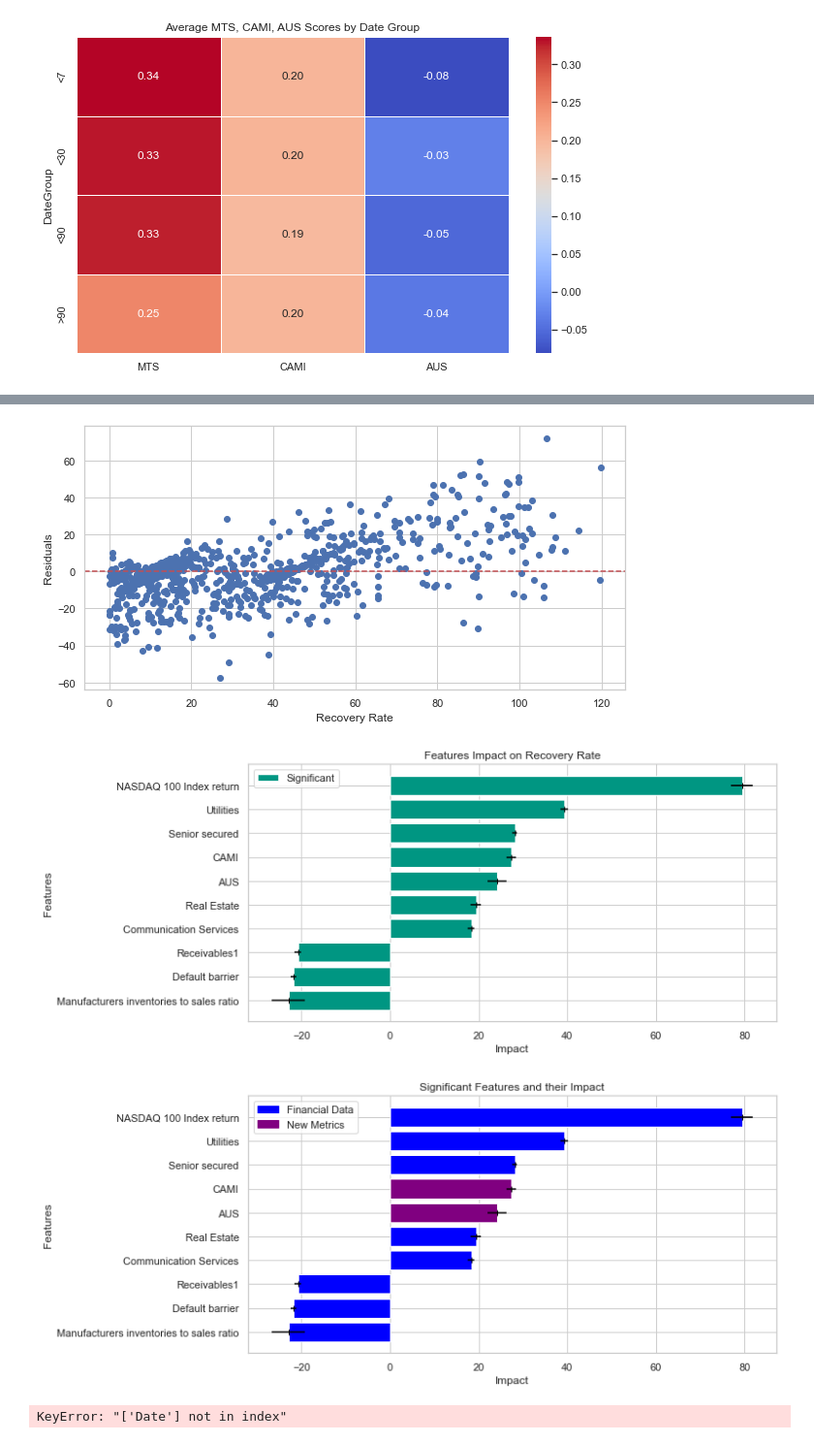
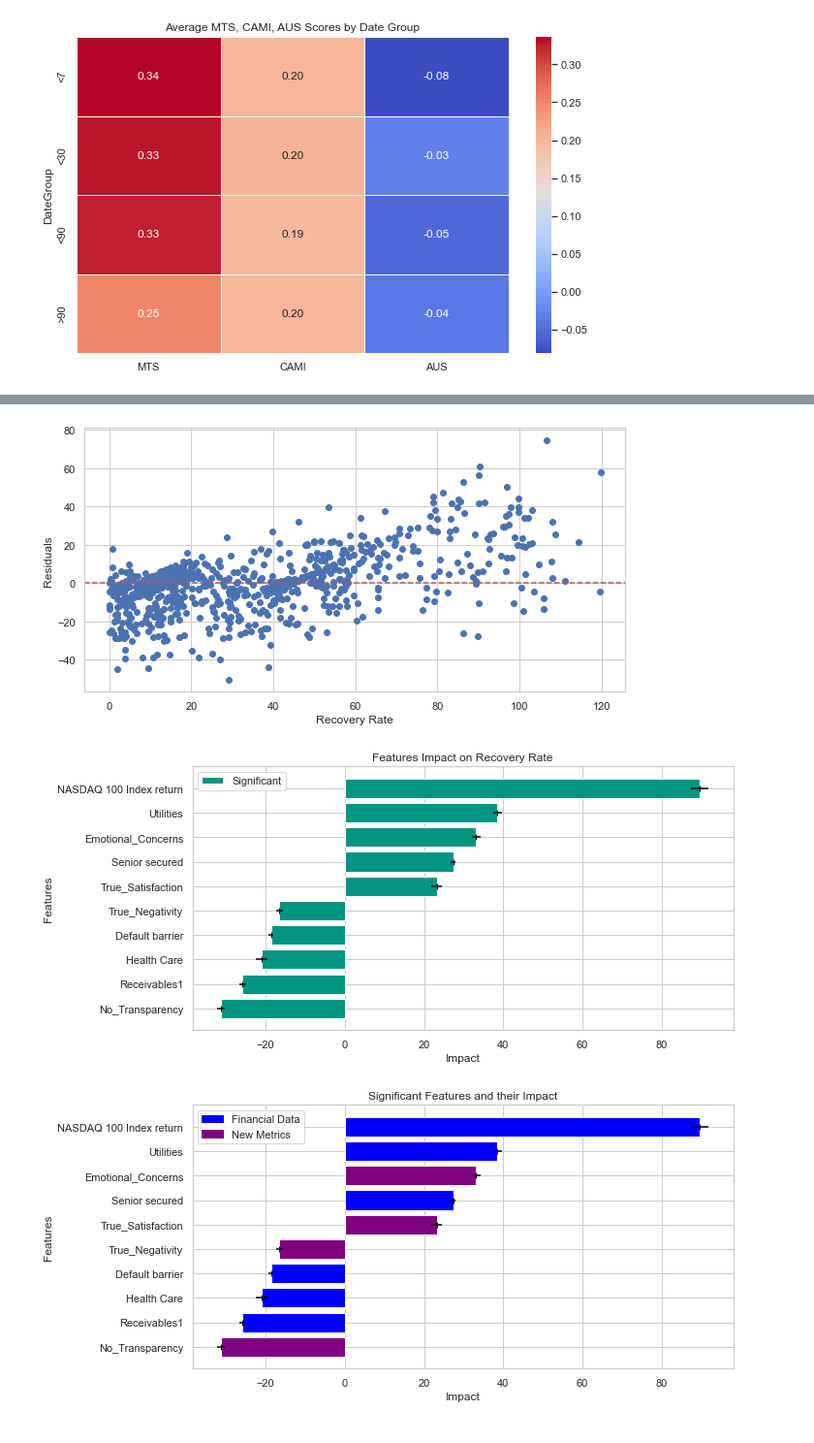
Before and after one commit to constantin1101/LLM_CreditorRRPrediction, a Jupyter notebook: composite_metrics.ipynb, the cells around one changed output, grey strips where cells are left out. Shown at 97% size. Drawn from its saved outputs; the diff is of its cells as text; code cells hidden in the pictures.

```diff
--- a/composite_metrics.ipynb
+++ b/composite_metrics.ipynb
@@ -436,7 +447,7 @@ llm_outputs = pd.read_csv('transcripts/LLM_outputs_final.csv')
 '''MODEL WEIGHTS'''
 
 df = llm_outputs.copy()
-composite_df = compute_scores(df, baseline_model, False, True)
+composite_df = compute_scores(df, baseline_model, False, False)
 
 # Select the supporting features, nlp_lables, and RR from final_df
 final_df = composite_df[['RR']
@@ -528,8 +539,8 @@ final_df = composite_df[['RR']
                     + supporting_features_1
                     + supporting_features_2
                     + ['No_Transparency', 'No_Awareness', 'Openess']
-                    + ['Emotional_Concerns', 'Contradicting_Satisfaction']
-                    + ['Emotion_Valuation']
+                    + ['Emotional_Concerns', 'True_Satisfaction', 'True_Negativity']
+                    + ['Constructive_Engagement_Score', 'Ambiguous_Emotion_Score']
                     ]
 
 # reset index
@@ -652,14 +663,8 @@ non_primary_model = sm.load('models/non_primary_dealer_model.pkl')
 '''PRIMARY'''
 
 df = trade_df.copy()
-with_emotion = True
 
-composite_df = compute_scores(df, primary_model, True)
-
-if with_emotion:
-    composite_df['CAMI'] = composite_df['CAMI'] + composite_df['Emotion_Valuation']
-    composite_df['AUS'] = composite_df['AUS'] + composite_df['Analyst_Emotion_Valuation']
-    composite_df = composite_df.drop(columns=['Emotion_Valuation', 'Analyst_Emotion_Valuation'])
+composite_df = compute_scores(df, primary_model, True, True)
 
 # Select the supporting features, nlp_lables, and RR from final_df
 final_df = composite_df[['dealer_RR', 'PrimaryDealer']
@@ -707,7 +712,4 @@ plt.show()
 
 create_significant_chart(model)
 create_colored_chart(model)
-#build_score_overview(composite_df)
-#build_heatmap_macro(composite_df)
-#build_heatmap_industries(composite_df)
 # %% [output]
@@ -737,14 +739,8 @@ R-squared: 0.6615252608254151
 '''NON-PRIMARY'''
 
 df = trade_df.copy()
-with_emotion = True
 
-composite_df = compute_scores(df, non_primary_model, False)
-
-if with_emotion:
-    composite_df['CAMI'] = composite_df['CAMI'] + composite_df['Emotion_Valuation']
-    composite_df['AUS'] = composite_df['AUS'] + composite_df['Analyst_Emotion_Valuation']
-    composite_df = composite_df.drop(columns=['Emotion_Valuation', 'Analyst_Emotion_Valuation'])
+composite_df = compute_scores(df, non_primary_model, True, True)
 
 # Select the supporting features, nlp_lables, and RR from final_df
 final_df = composite_df[['dealer_RR', 'PrimaryDealer']
@@ -792,7 +788,4 @@ plt.show()
 
 create_significant_chart(model)
 create_colored_chart(model)
-#build_score_overview(composite_df)
-#build_heatmap_macro(composite_df)
-#build_heatmap_industries(composite_df)
 # %% [output]
@@ -822,20 +815,15 @@ R-squared: 0.6824885102510199
 '''PRIMARY'''
 
 df = trade_df.copy()
-with_emotion = False
-
 composite_df = create_loadings(df)
-
-if with_emotion:
-    composite_df['CAMI'] = composite_df['CAMI'] + composite_df['Emotion_Valuation']
-    composite_df['AUS'] = composite_df['AUS'] + composite_df['Analyst_Emotion_Valuation']
-    composite_df = composite_df.drop(columns=['Emotion_Valuation', 'Analyst_Emotion_Valuation'])
 
 # Select the supporting features, nlp_lables, and RR from final_df
 final_df = composite_df[['dealer_RR', 'PrimaryDealer']
                     + supporting_features_1
                     + supporting_features_2
-                    + ['MTS', 'CAMI', 'AUS']
+                    + ['No_Transparency', 'No_Awareness', 'Openess']
+                    + ['Emotional_Concerns', 'True_Satisfaction', 'True_Negativity']
+                    + ['Emotion_Valuation']
                     ]
 
 
@@ -877,9 +865,6 @@ plt.show()
 
 create_significant_chart(model)
 create_colored_chart(model)
-build_score_overview(composite_df)
-build_heatmap_macro(composite_df)
-build_heatmap_industries(composite_df)
 # %% [output]
                             OLS Regression Results
 ==============================================================================
@@ -901,7 +886,6 @@ R-squared: 0.6553539720936514
-[figure, old version]
+[figure, new version]
-[figure, old version]
+[figure, new version]
-[figure, old version]
+[figure, new version]
-KeyError: "['Date'] not in index"
 # %%
 '''COMPOSITE METRICS'''
 '''PCA'''
```
Also changed, not shown: parts of 8 cells of this notebook.
